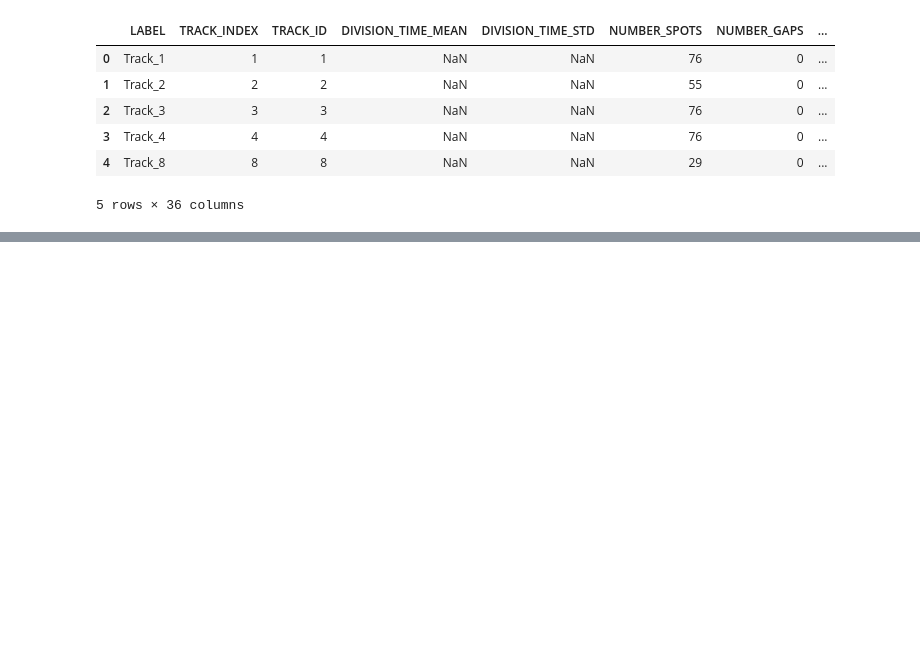
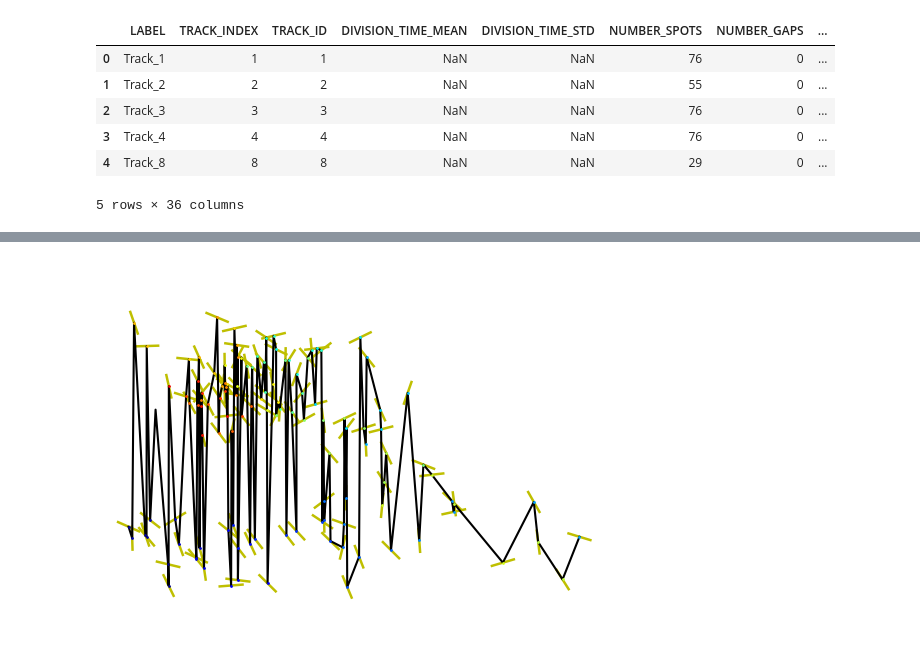
Before and after one commit to CellMigrationLab/AFT_tracks, a Jupyter notebook: 20250304_AFT_tracks.ipynb, the cells around one changed output, grey strips where cells are left out. Saved outputs shown, nothing was run; the diff lists cells and outputs as text; code cells hidden in the pictures; blank space fills up the shorter version.

```diff
--- a/20250304_AFT_tracks.ipynb
+++ b/20250304_AFT_tracks.ipynb
@@ -166,0 +217,17 @@ x, y, u, v, im_theta, im_eccentricity = AFT.image_local_order(im, window_size, o
+# %%
+sns.lineplot(data=df_track, x=df_track.POSITION_X, y=df_track.POSITION_Y, color='k')
+
+cmap = plt.get_cmap('jet')
+for time_point in range(len(df_track)-1):
+    plt.plot(df_track.loc[time_point,'POSITION_X'], df_track.loc[time_point,'POSITION_Y'], marker='.', color=cmap(time_point*2), markersize = 2)
+
+plt.quiver(df_out_merge.POSITION_X,df_out_merge.POSITION_Y,df_out_merge.AFT_angle_u, df_out_merge.AFT_angle_v, color='y',
+           pivot='mid', headaxislength=0, headlength=0, width=0.005)
+
+plt.axis('equal')
+plt.axis('off')
+
+plt.gca().invert_yaxis()
+plt.show()
+# %% [output]
+[figure, added]
```
Also changed, not shown: parts of 27 cells of this notebook.
